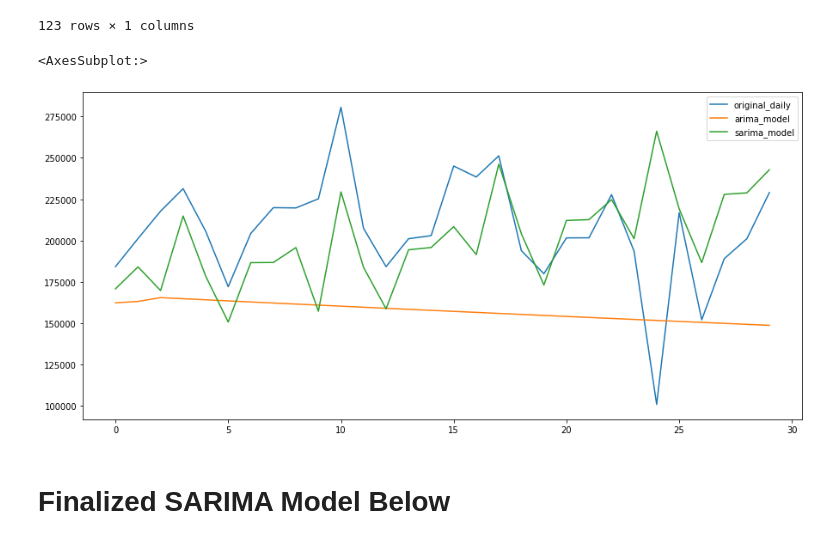
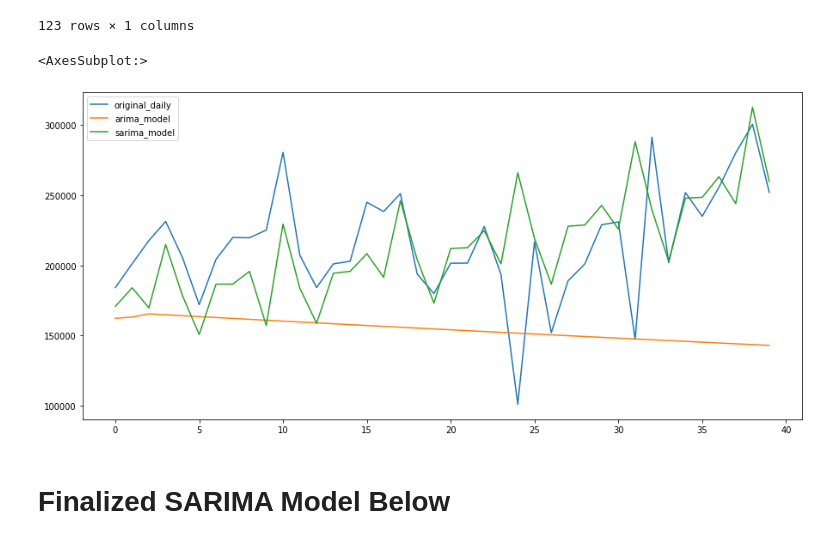
Before and after one commit to CCom20/covid-ml-application, a Jupyter notebook: notebooks/sarima_model.ipynb, the cells around one changed output. Drawn from its saved outputs; the diff is of its cells as text; code cells hidden in the pictures.

```diff
--- a/notebooks/sarima_model.ipynb
+++ b/notebooks/sarima_model.ipynb
@@ -304,10 +304,10 @@ model_analyses = pd.merge(arima_analysis, sarima_model, left_index=True, right_i
 # %%
 # model_analyses.drop(columns={"level_0", "index"}, inplace=True)
 # %%
-model_analyses[:30].plot(figsize=(15, 7))
+model_analyses[:40].plot(figsize=(15, 7))
 # %% [output]
 <AxesSubplot:>
-[figure, old version]
+[figure, new version]
 # %% [markdown]
 # Finalized SARIMA Model Below
 # %% [markdown]
```
Also changed, not shown: parts of 5 cells of this notebook, 6 other files.
